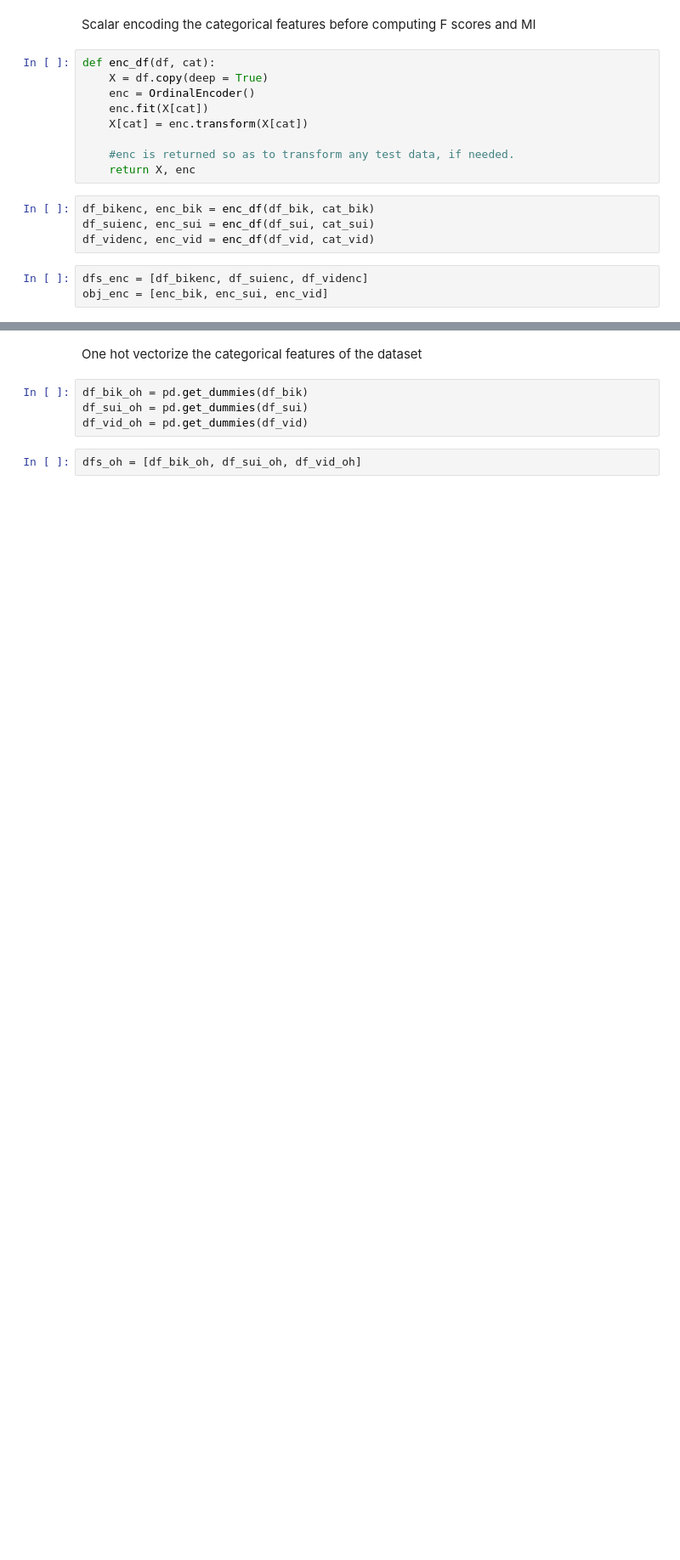
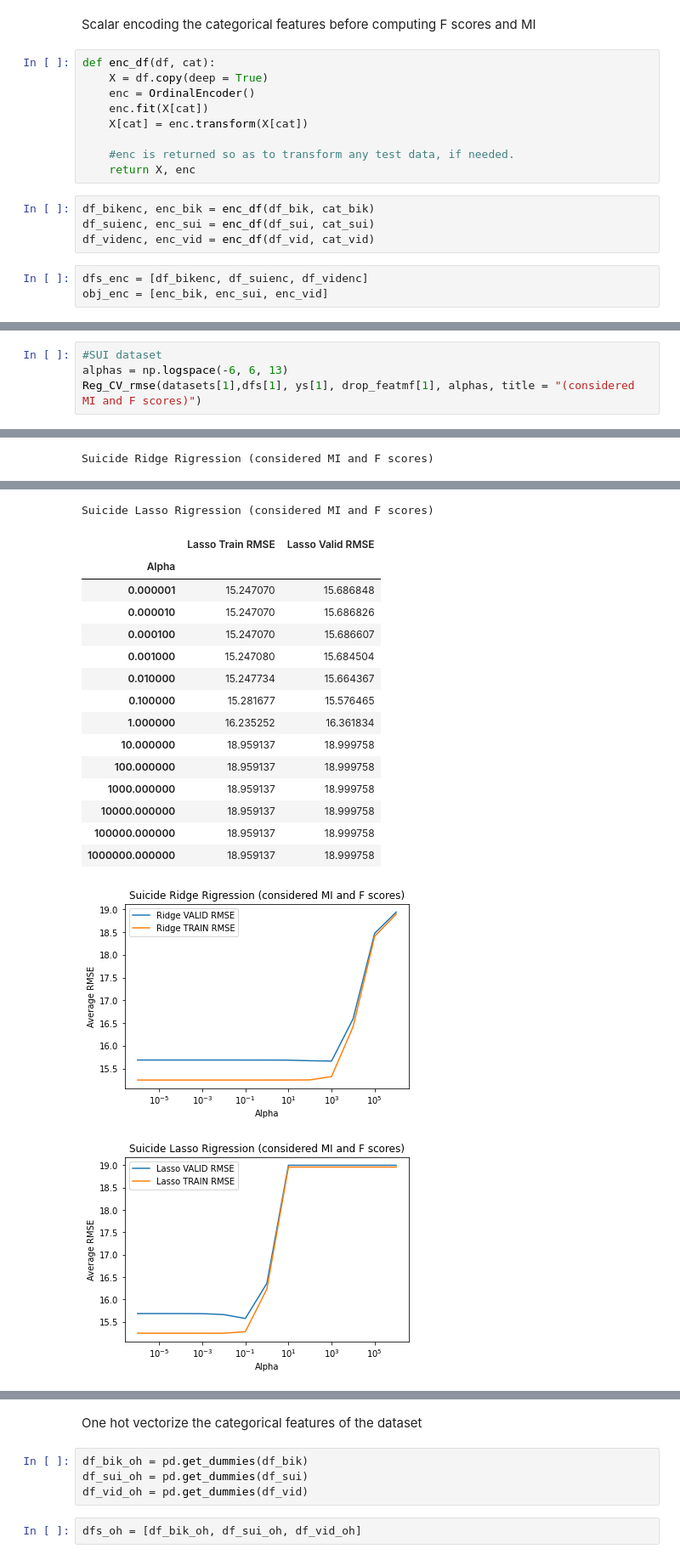
Before and after one commit to heboyuan/ECE219, a Jupyter notebook: Ganesha_Project4.ipynb, the cells around one changed output, grey strips where cells are left out. Shown at 85% size. Saved outputs shown, nothing was run; the diff lists cells and outputs as text; blank space fills up the shorter version.

```diff
--- a/Ganesha_Project4.ipynb
+++ b/Ganesha_Project4.ipynb
@@ -300,0 +457,5 @@ drop_feat1 = [drop_bik1, drop_sui1, drop_vid1]
+# %%
+#SUI dataset
+alphas = np.logspace(-6, 6, 13)
+Reg_CV_rmse(datasets[1],dfs[1], ys[1], drop_featmf[1], alphas, title = "(considered MI and F scores)")
+# %% [output]
@@ -300,0 +464 @@ drop_feat1 = [drop_bik1, drop_sui1, drop_vid1]
+Suicide Ridge Rigression (considered MI and F scores)
@@ -300,0 +480,18 @@ drop_feat1 = [drop_bik1, drop_sui1, drop_vid1]
+Suicide Lasso Rigression (considered MI and F scores)
+|  | Lasso Train RMSE | Lasso Valid RMSE |
+| Alpha |  |  |
+| 0.000001 | 15.247070 | 15.686848 |
+| 0.000010 | 15.247070 | 15.686826 |
+| 0.000100 | 15.247070 | 15.686607 |
+| 0.001000 | 15.247080 | 15.684504 |
+| 0.010000 | 15.247734 | 15.664367 |
+| 0.100000 | 15.281677 | 15.576465 |
+| 1.000000 | 16.235252 | 16.361834 |
+| 10.000000 | 18.959137 | 18.999758 |
+| 100.000000 | 18.959137 | 18.999758 |
+| 1000.000000 | 18.959137 | 18.999758 |
+| 10000.000000 | 18.959137 | 18.999758 |
+| 100000.000000 | 18.959137 | 18.999758 |
+| 1000000.000000 | 18.959137 | 18.999758 |
+[figure, added]
+[figure, added]
```
Also changed, not shown: parts of 80 cells of this notebook.
